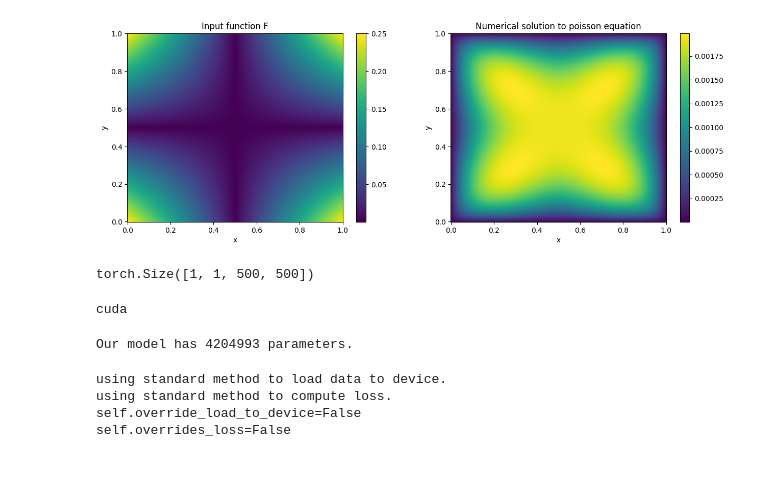
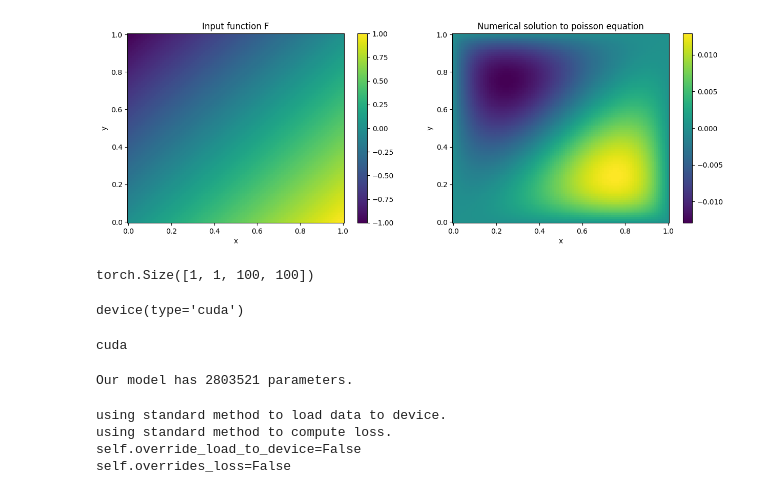
Before and after one commit to frasermartinx/MScProject, a Jupyter notebook: Ground_Truth.ipynb, the cells around one changed output. Drawn from its saved outputs; the diff is of its cells as text; code cells hidden in the pictures.

```diff
--- a/Ground_Truth.ipynb
+++ b/Ground_Truth.ipynb
@@ -5,7 +5,7 @@ import scipy.sparse as sp
 import scipy.sparse.linalg
 import torch
 
-N = 500
+N = 100
 h = 1.0 / (N - 1)
 x = np.linspace(0, 1, N)
 y = np.linspace(0, 1, N)
@@ -17,10 +17,12 @@ X, Y = np.meshgrid(x, y)
 neumann = False
 
 # Define f
-F = np.abs(X- 0.5) * np.abs(Y-0.5)
-#F = X - Y
+F = np.abs(X -0.5) * np.abs(Y-0.5)
+#F = np.sin(X)*np.sin(Y)/np.sqrt(2*np.pi**2) - np.sin(2*X) * np.sin(Y) / np.sqrt(5*np.pi**2)
+F = X - Y
 #F = X**2 + Y**2
 #F = X*Y
+
 
 
 #redefine for numerical solver, which solves Lu = f, so have to redefine
@@ -61,35 +63,40 @@ u = scipy.sparse.linalg.spsolve(A, F_num)
 U = u.reshape((N, N))
 
 
 # Plotting
 fig, axs = plt.subplots(nrows = 1, ncols = 2)
 fig.set_figwidth(15)
 
 fig1 = axs[0].pcolormesh(X,Y,F)
 fig.colorbar(fig1)
 axs[0].set_title("Input function F")
 axs[0].set_xlabel("x")
 axs[0].set_ylabel("y")
 
 
 
 fig2 = axs[1].pcolormesh(X,Y,U)
 fig.colorbar(fig2)
 axs[1].set_title("Numerical solution to poisson equation")
 axs[1].set_xlabel("x")
 axs[1].set_ylabel("y")
 plt.show()
 
 
 
 #save input function
 
 F = torch.tensor(F)[None,None,:]
 print(F.shape)
 torch.save(F,"../finput.pt")
 # %% [output]
-[figure, old version]
+[figure, new version]
-torch.Size([1, 1, 500, 500])
+torch.Size([1, 1, 100, 100])
+# %%
+import torch
+torch.device('cuda') if torch.cuda.is_available() else torch.device('cpu')
+# %% [output]
+device(type='cuda')
 # %%
 
 import matplotlib.pyplot as plt
@@ -114,13 +121,13 @@ print(device)
 # %% [output]
 cuda
 # %%
-model = FNO(n_modes=(12, 12), hidden_channels=64,in_channels=3,non_linearity=F.relu,projection_channels=512,n_layers=6)
+model = FNO(n_modes=(12, 12), hidden_channels=64,in_channels=3,non_linearity=F.relu)
 model = model.to(device)
 n_params = count_model_params(model)
 print(f'\nOur model has {n_params} parameters.')
 sys.stdout.flush()
 # %% [output]
-Our model has 4204993 parameters.
+Our model has 2803521 parameters.
 # %%
 a = 0
 if a == 1:
```
Also changed, not shown: parts of 11 cells of this notebook, 59 other files.
